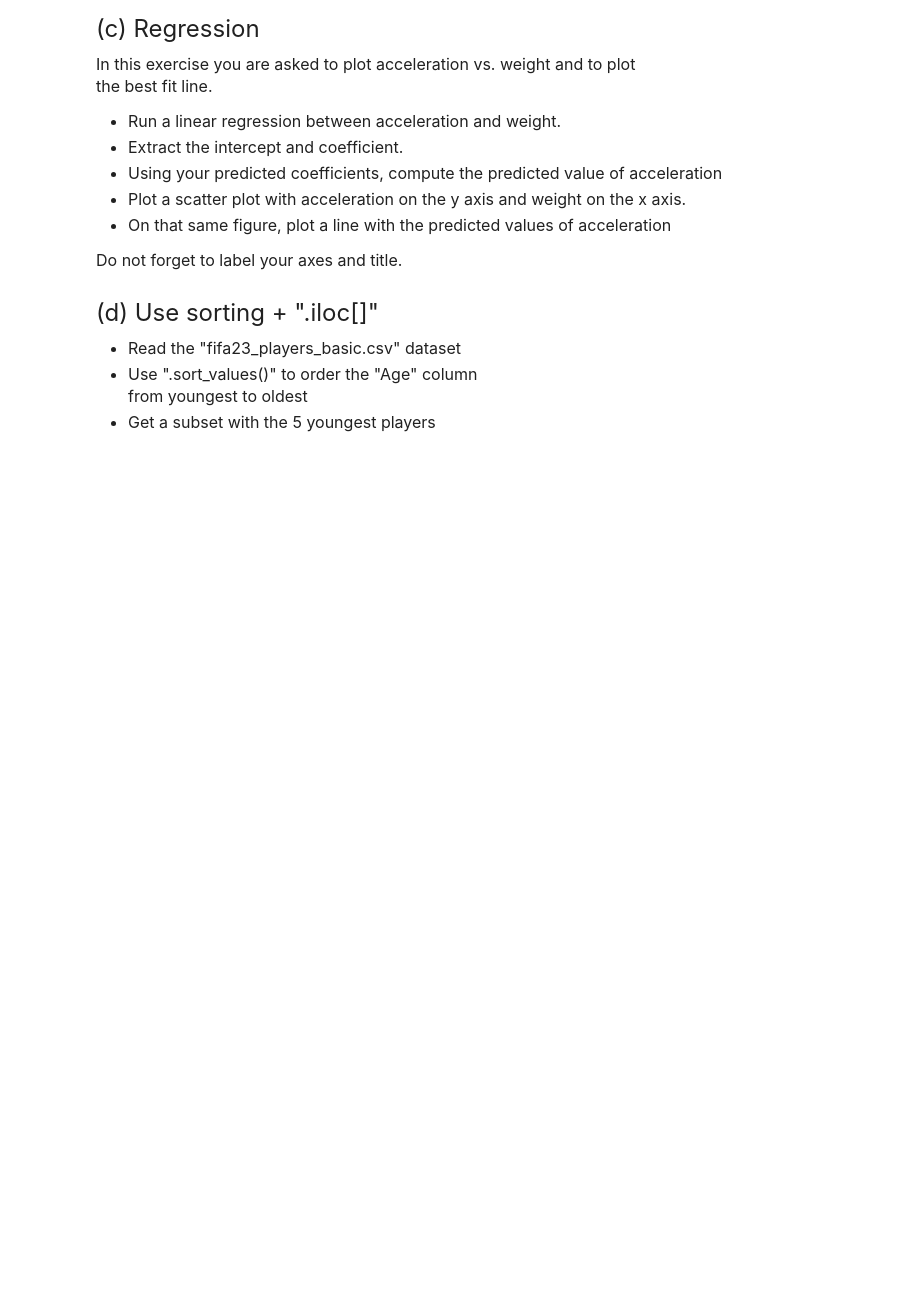
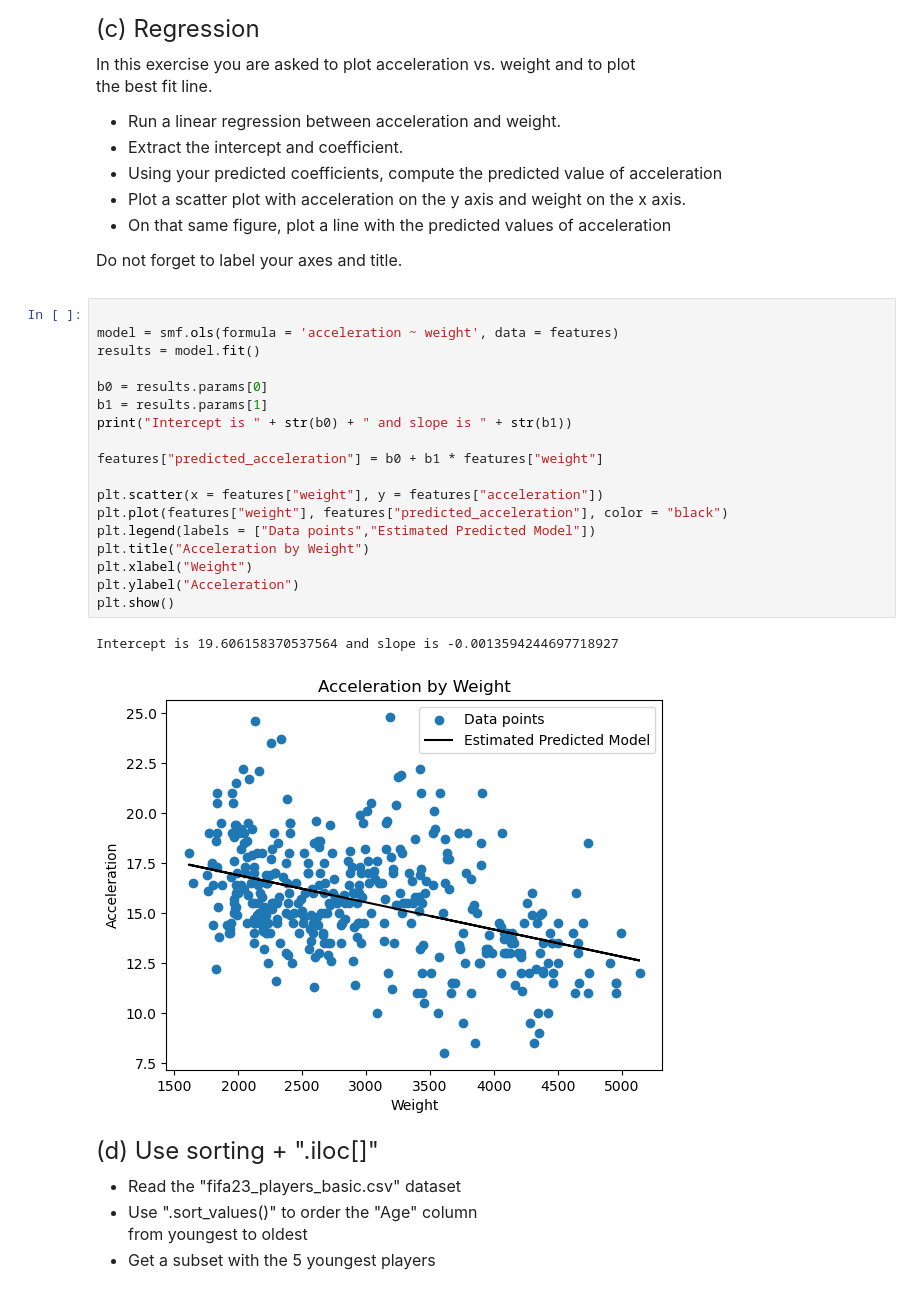
Before and after one commit to sojuhokari/QTM151, a Jupyter notebook: assignment6/assignment6.ipynb, the cells around one changed output. Cells and saved outputs as stored; diff of their text form; blank space fills up the shorter version.

```diff
--- a/assignment6/assignment6.ipynb
+++ b/assignment6/assignment6.ipynb
@@ -89,6 +94,27 @@ In this exercise you are asked to plot acceleration vs. weight and to plot <br>
 - On that same figure, plot a line with the predicted values of acceleration
 
 Do not forget to label your axes and title.
+# %%
+
+model = smf.ols(formula = 'acceleration ~ weight', data = features)
+results = model.fit()
+
+b0 = results.params[0]
+b1 = results.params[1]
+print("Intercept is " + str(b0) + " and slope is " + str(b1))
+
+features["predicted_acceleration"] = b0 + b1 * features["weight"]
+
+plt.scatter(x = features["weight"], y = features["acceleration"])
+plt.plot(features["weight"], features["predicted_acceleration"], color = "black")
+plt.legend(labels = ["Data points","Estimated Predicted Model"])
+plt.title("Acceleration by Weight")
+plt.xlabel("Weight")
+plt.ylabel("Acceleration")
+plt.show()
+# %% [output]
+Intercept is 19.606158370537564 and slope is -0.0013594244697718927
+[figure, added]
 # %% [markdown]
 <font size = "5">
 
```
Also changed, not shown: parts of 6 cells of this notebook.
